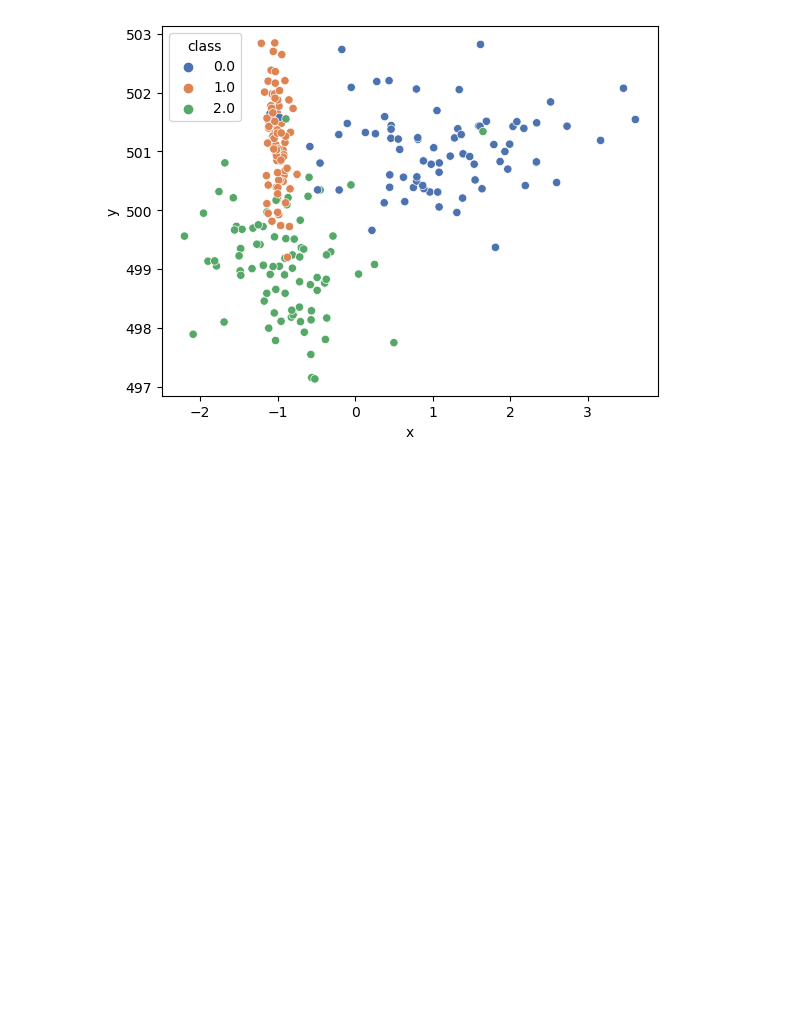
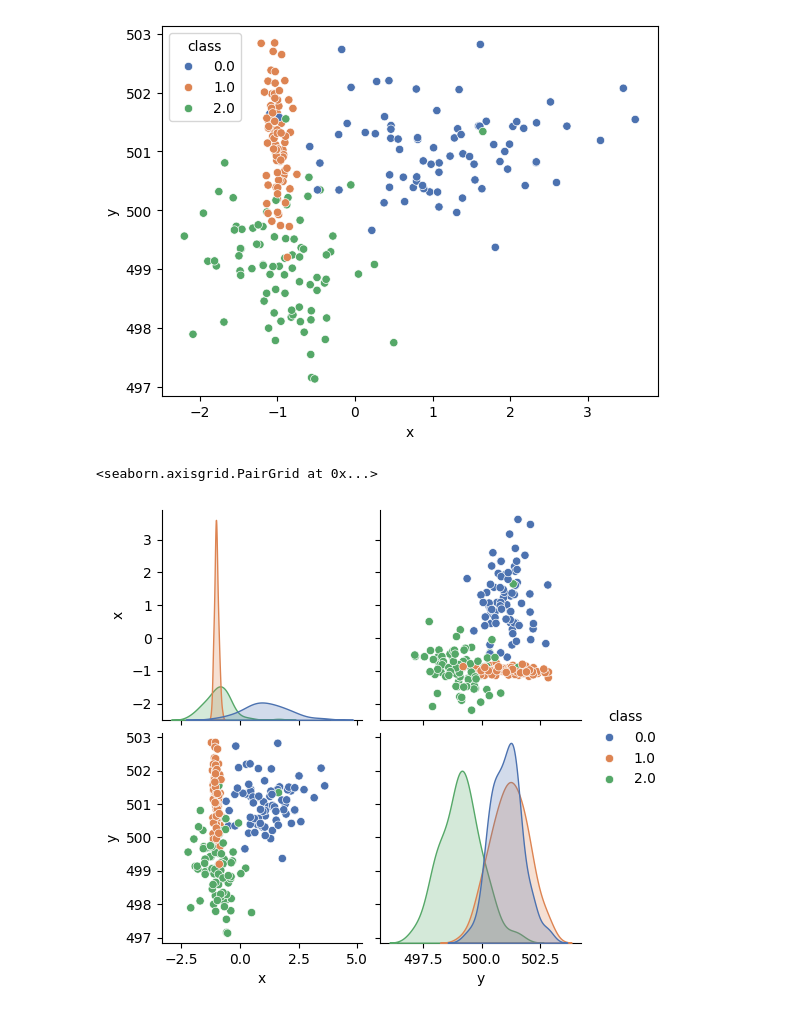
Before and after one commit to Janko-dev/ZM004-2324-data-science, a Jupyter notebook: ds_dc2.ipynb, the cells around one changed output. Cells and saved outputs as stored; diff of their text form; code cells hidden in the pictures; blank space fills up the shorter version.

```diff
--- a/ds_dc2.ipynb
+++ b/ds_dc2.ipynb
@@ -245,3 +305,8 @@ sns.scatterplot(data=df, x='x', y='y', hue='class', palette='deep')
 # %% [output]
 <Axes: xlabel='x', ylabel='y'>
 [figure]
+# %%
+sns.pairplot(df, hue='class', palette='deep')
+# %% [output]
+<seaborn.axisgrid.PairGrid at 0x...>
+[figure, added]
```
Also changed, not shown: parts of 38 cells of this notebook.
